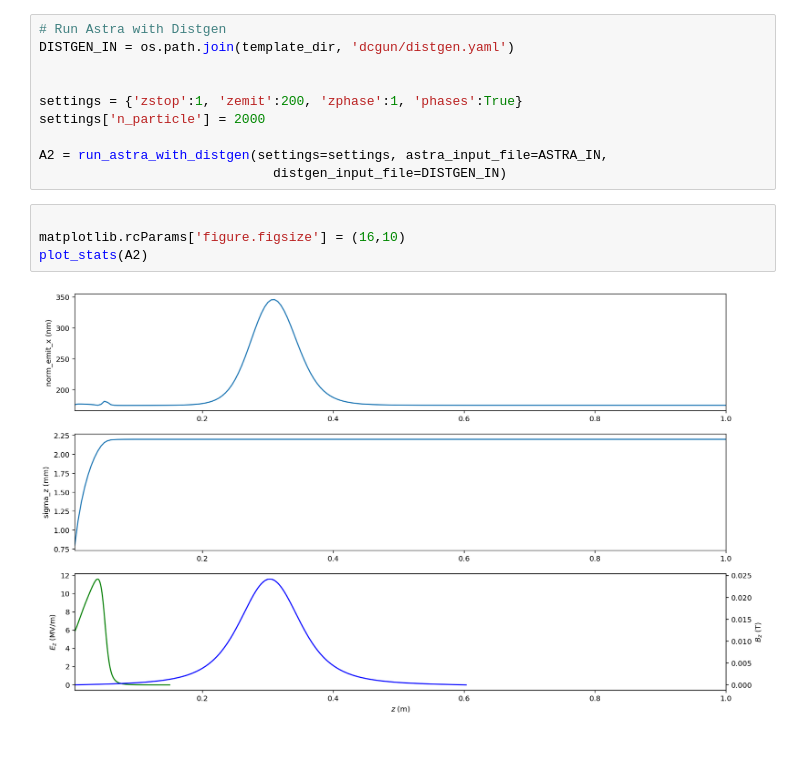
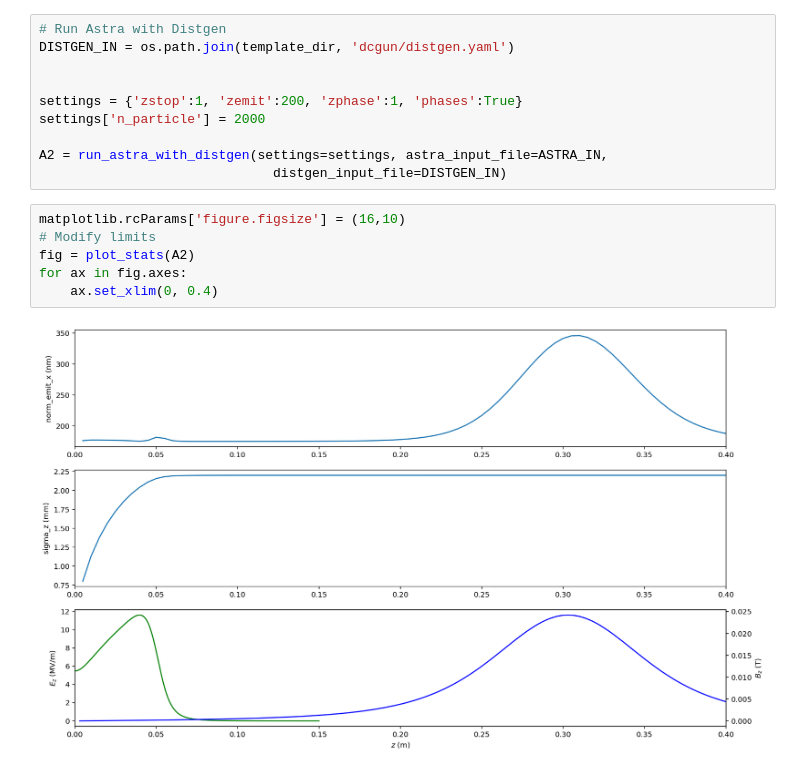
Before and after one commit to ChristopherMayes/lume-astra, a Jupyter notebook: examples/plot_examples.ipynb, the cells around one changed output. Cells and saved outputs as stored; diff of their text form.

```diff
--- a/examples/plot_examples.ipynb
+++ b/examples/plot_examples.ipynb
@@ -39,8 +42,10 @@ settings['n_particle'] = 2000
 A2 = run_astra_with_distgen(settings=settings, astra_input_file=ASTRA_IN,
                               distgen_input_file=DISTGEN_IN)
 # %%
-
 matplotlib.rcParams['figure.figsize'] = (16,10)
-plot_stats(A2)
+# Modify limits
+fig = plot_stats(A2)
+for ax in fig.axes:
+    ax.set_xlim(0, 0.4)
 # %% [output]
-[figure, old version]
+[figure, new version]
```
Also changed, not shown: parts of 2 cells of this notebook, 14 other files.
